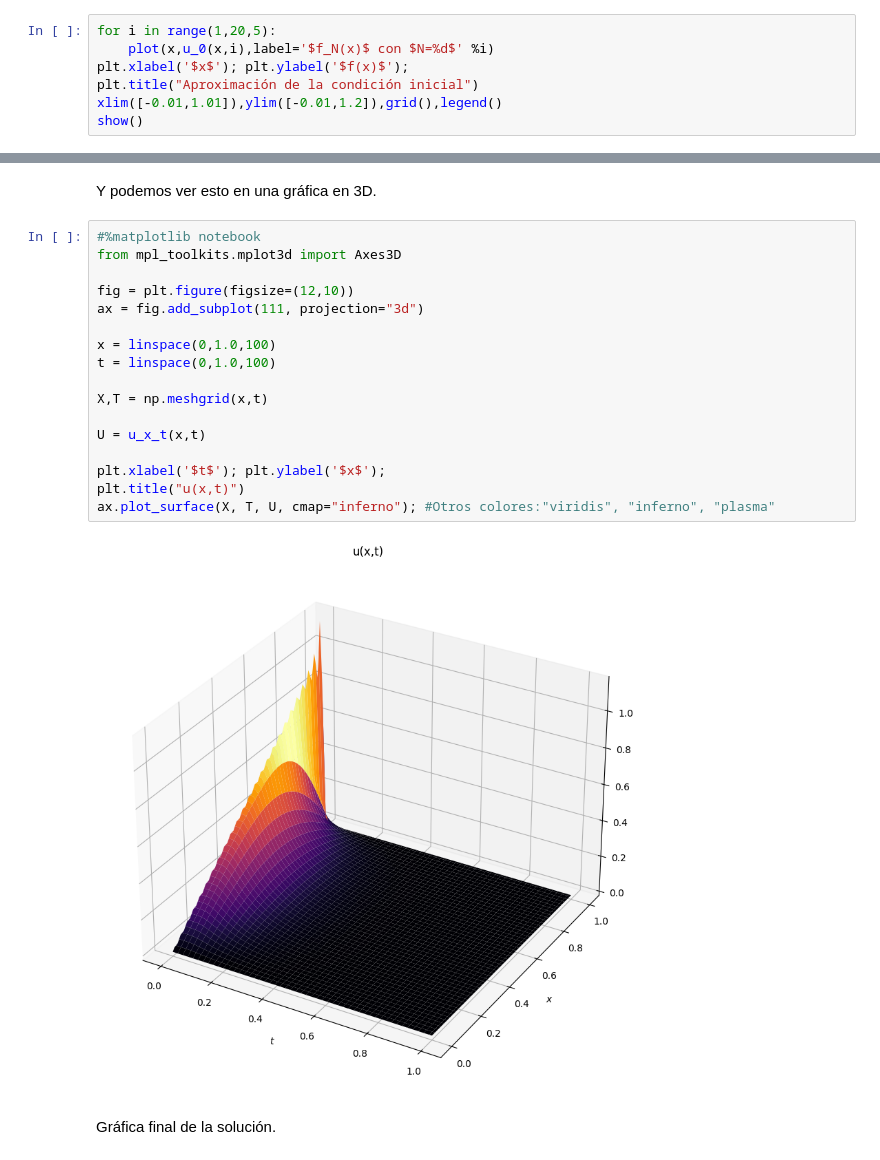
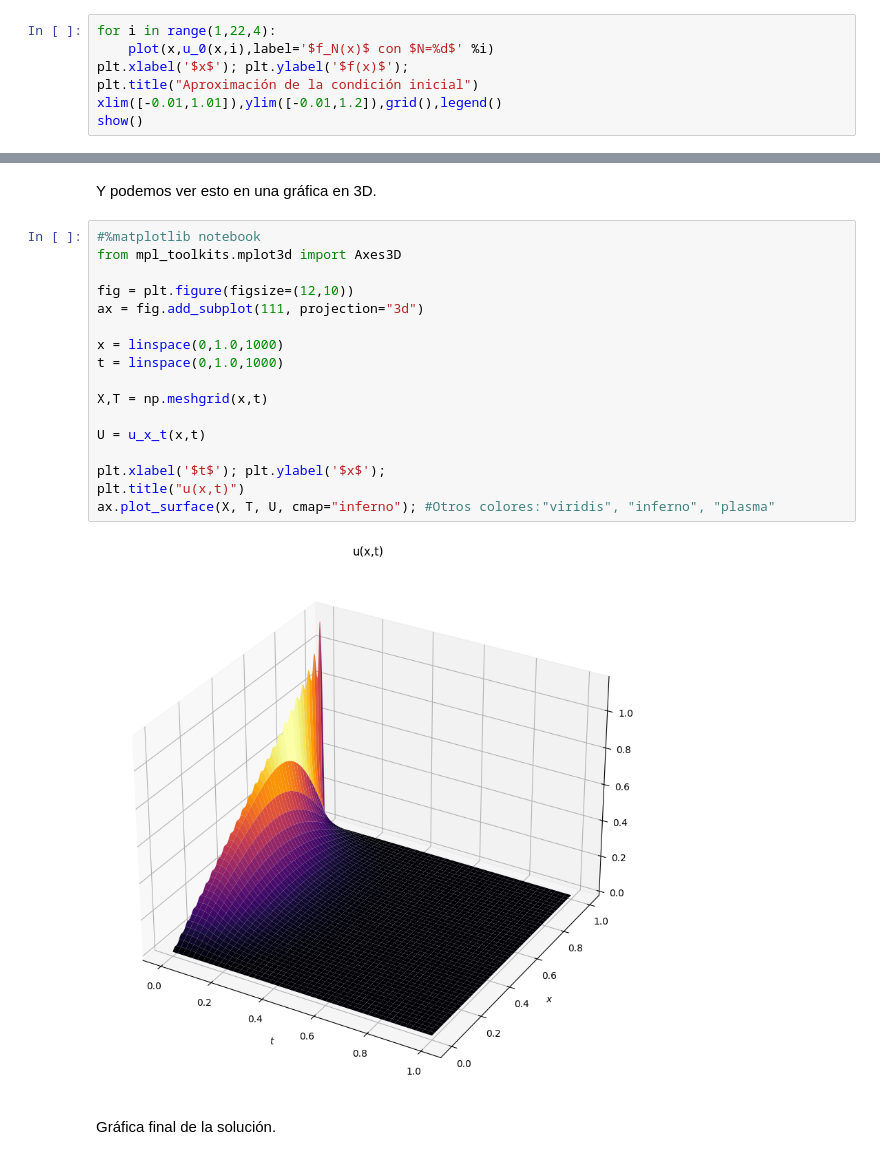
Before and after one commit to Mauricio-Fragoso-Mendoza/Ecuaciones-Diferenciales-Parciales-I, a Jupyter notebook: Ecuacion del calor.ipynb, the cells around one changed output, grey strips where cells are left out. Drawn from its saved outputs; the diff is of its cells as text.

```diff
--- a/Ecuacion del calor.ipynb
+++ b/Ecuacion del calor.ipynb
@@ -56,7 +56,7 @@ show()
 # %% [markdown]
 Podemos visualizar la aproximación para diferentes cantidades de armónicos.
 # %%
-for i in range(1,20,5):
+for i in range(1,22,4):
     plot(x,u_0(x,i),label='$f_N(x)$ con $N=%d$' %i)
 plt.xlabel('$x$'); plt.ylabel('$f(x)$');
 plt.title("Aproximación de la condición inicial")
@@ -107,21 +138,21 @@ Y podemos ver esto en una gráfica en 3D.
 # %%
 #%matplotlib notebook
 from mpl_toolkits.mplot3d import Axes3D
 
 fig = plt.figure(figsize=(12,10))
 ax = fig.add_subplot(111, projection="3d")
 
-x = linspace(0,1.0,100)
-t = linspace(0,1.0,100)
+x = linspace(0,1.0,1000)
+t = linspace(0,1.0,1000)
 
 X,T = np.meshgrid(x,t)
 
 U = u_x_t(x,t)
 
 plt.xlabel('$t$'); plt.ylabel('$x$');
 plt.title("u(x,t)")
 ax.plot_surface(X, T, U, cmap="inferno"); #Otros colores:"viridis", "inferno", "plasma"
 # %% [output]
-[figure, old version]
+[figure, new version]
 # %% [markdown]
 Gráfica final de la solución.
```
Also changed, not shown: parts of 4 cells of this notebook.
